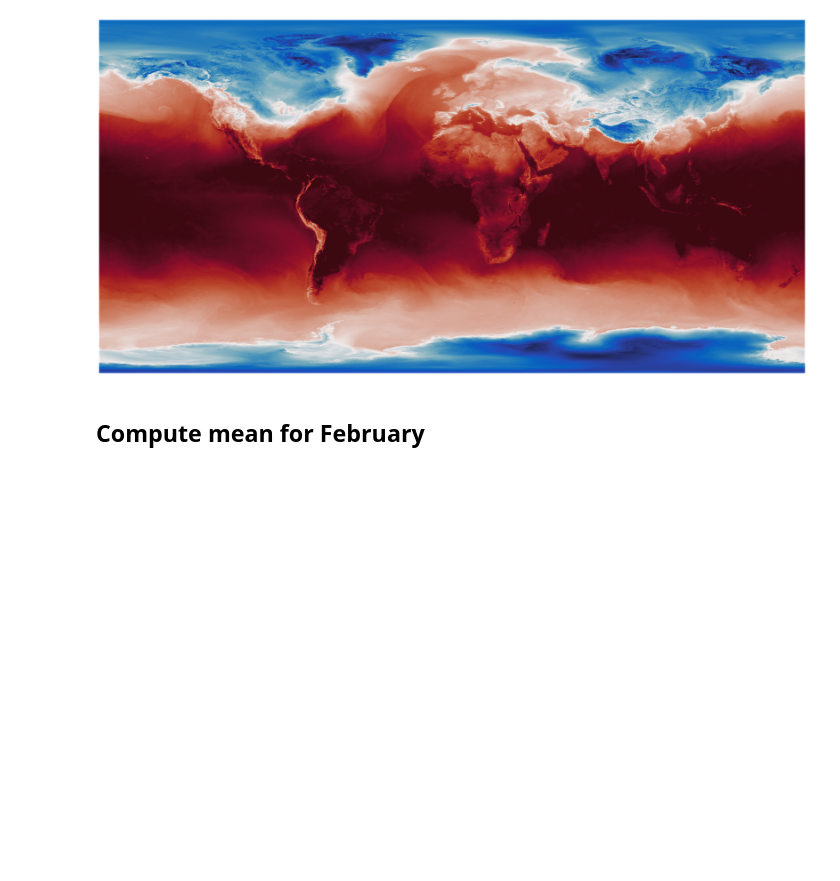
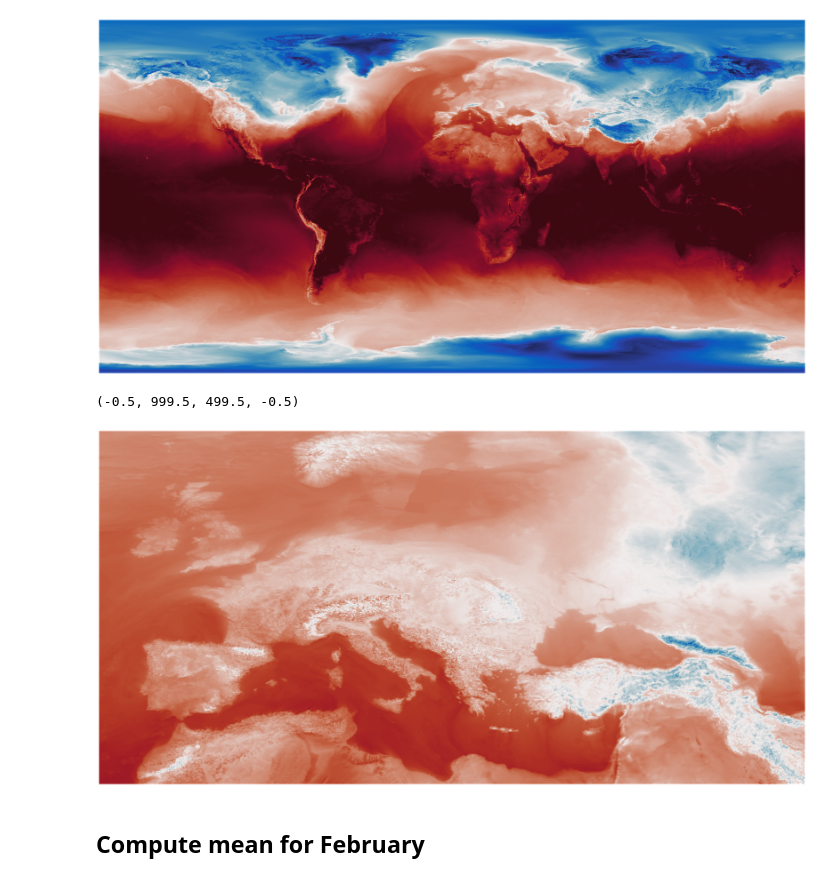
Before and after one commit to nextGEMS/nextGems_Cycle2, a Jupyter notebook: IFS/plot_appetizer_data_IFS.ipynb, the cells around one changed output. Saved outputs shown, nothing was run; the diff lists cells and outputs as text; code cells hidden in the pictures; blank space fills up the shorter version.

```diff
--- a/IFS/plot_appetizer_data_IFS.ipynb
+++ b/IFS/plot_appetizer_data_IFS.ipynb
@@ -19 +24,3 @@ client
+# %%
+data = run.interpolated_global.to_dask()
 # %% [markdown]
@@ -137,6 +78,13 @@ plt.axis('off')
 # %% [output]
 (-0.5, 5399.5, 2699.5, -0.5)
 [figure]
+# %%
+plt.figure(figsize=(30,30))
+plt.imshow(np.flipud(data['2t'][100,1800:2300,2500:3500].values), cmap=cmo.balance, vmin=233, vmax=300)
+plt.axis('off')
+# %% [output]
+(-0.5, 999.5, 499.5, -0.5)
+[figure, added]
 # %% [markdown]
 ## Compute mean for February
 # %%
```
Also changed, not shown: parts of 23 cells of this notebook.
